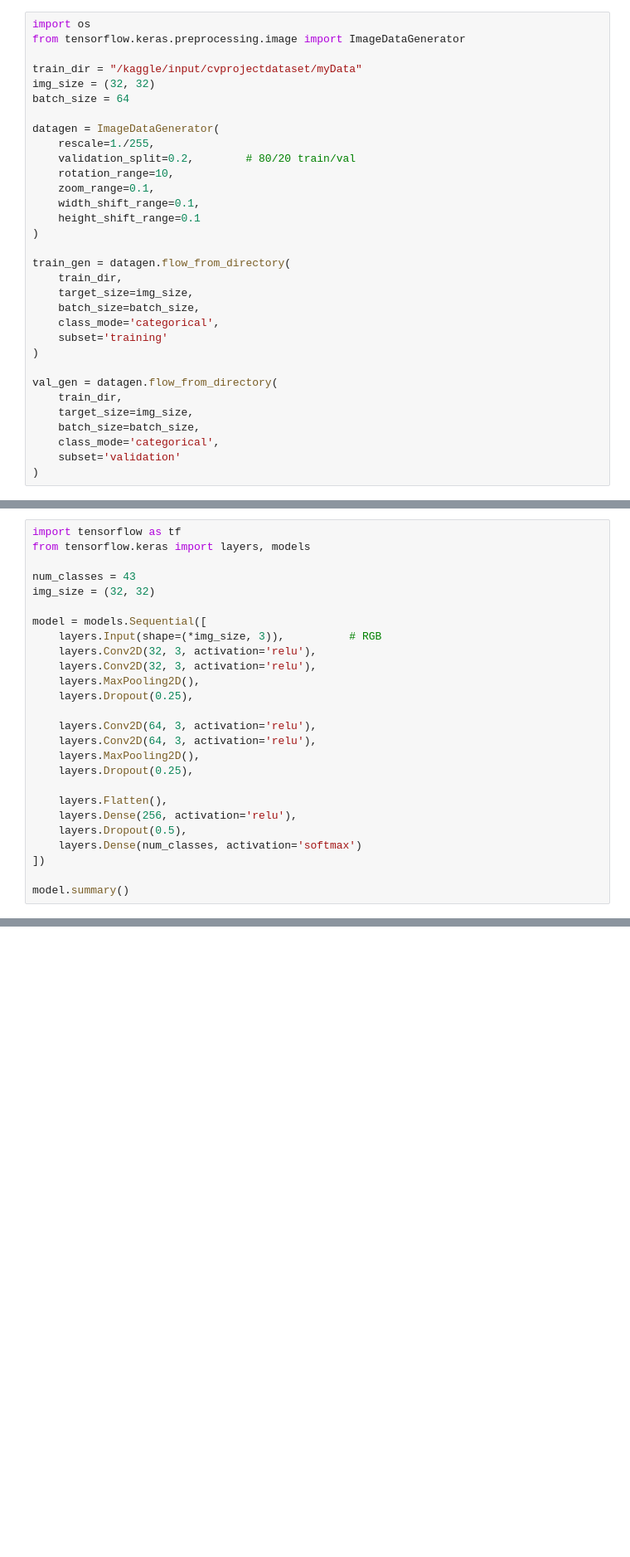
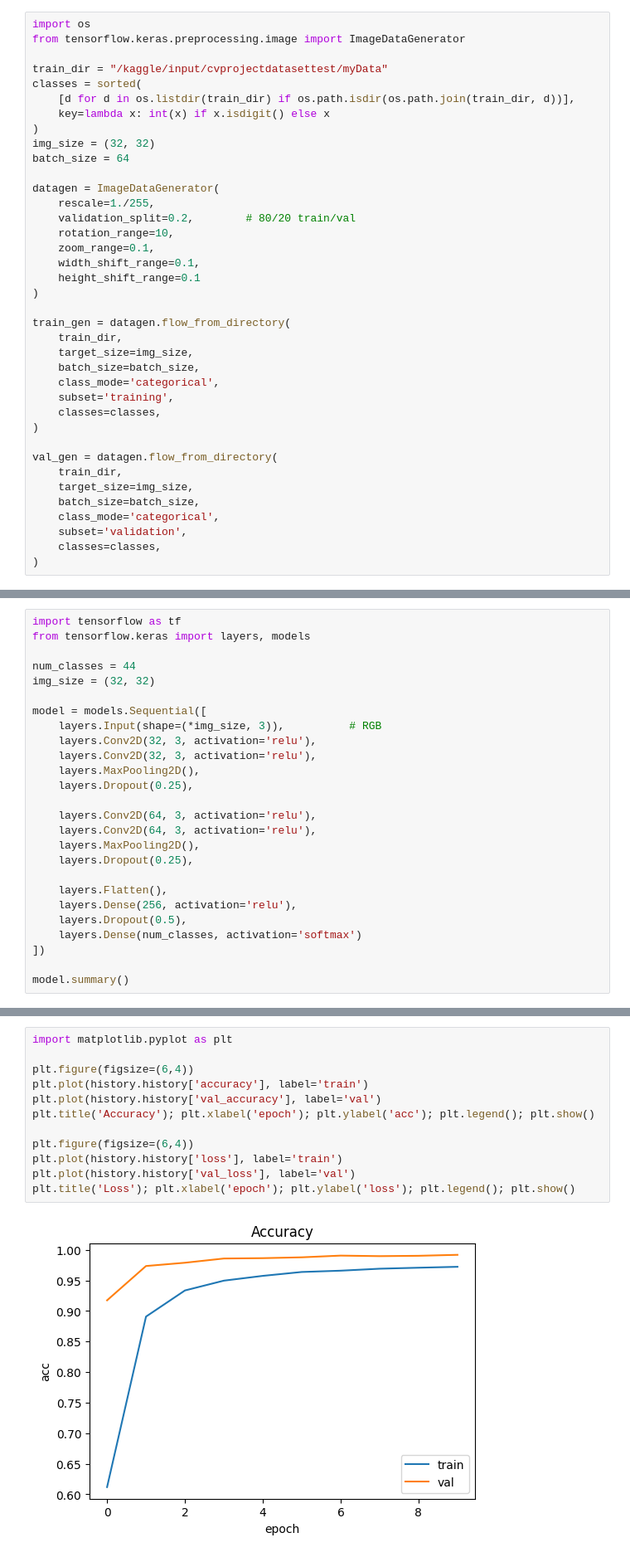
Before and after one commit to Leryamerlennn/traffic-sign-recognition, a Jupyter notebook: development/classification/code_for_training_model/train_cnn.ipynb, the cells around one changed output, grey strips where cells are left out. Shown: that part at 83% size. Drawn from its saved outputs; the diff is of its cells as text; blank space fills up the shorter version.

```diff
--- a/development/classification/code_for_training_model/train_cnn.ipynb
+++ b/development/classification/code_for_training_model/train_cnn.ipynb
@@ -2,7 +2,11 @@
 import os
 from tensorflow.keras.preprocessing.image import ImageDataGenerator
 
-train_dir = "/kaggle/input/cvprojectdataset/myData"
+train_dir = "/kaggle/input/cvprojectdatasettest/myData"
+classes = sorted(
+    [d for d in os.listdir(train_dir) if os.path.isdir(os.path.join(train_dir, d))],
+    key=lambda x: int(x) if x.isdigit() else x
+)
 img_size = (32, 32)
 batch_size = 64
 
@@ -20,7 +24,8 @@ train_gen = datagen.flow_from_directory(
     target_size=img_size,
     batch_size=batch_size,
     class_mode='categorical',
-    subset='training'
+    subset='training',
+    classes=classes,
 )
 
 val_gen = datagen.flow_from_directory(
@@ -28,6 +33,7 @@ val_gen = datagen.flow_from_directory(
     target_size=img_size,
     batch_size=batch_size,
     class_mode='categorical',
-    subset='validation'
+    subset='validation',
+    classes=classes,
 )
 # %% [output]
@@ -41,7 +47,7 @@ Found 32000 images belonging to 43 classes.
 import tensorflow as tf
 from tensorflow.keras import layers, models
 
-num_classes = 43
+num_classes = 44
 img_size = (32, 32)
 
 model = models.Sequential([
@@ -139,0 +144,14 @@ Epoch 10: val_accuracy improved from 0.99219 to 0.99297, saving model to /kaggle
+# %%
+import matplotlib.pyplot as plt
+
+plt.figure(figsize=(6,4))
+plt.plot(history.history['accuracy'], label='train')
+plt.plot(history.history['val_accuracy'], label='val')
+plt.title('Accuracy'); plt.xlabel('epoch'); plt.ylabel('acc'); plt.legend(); plt.show()
+
+plt.figure(figsize=(6,4))
+plt.plot(history.history['loss'], label='train')
+plt.plot(history.history['val_loss'], label='val')
+plt.title('Loss'); plt.xlabel('epoch'); plt.ylabel('loss'); plt.legend(); plt.show()
+# %% [output]
+[figure, added]
```
Also changed, not shown: parts of 7 cells of this notebook, 1 other file.
